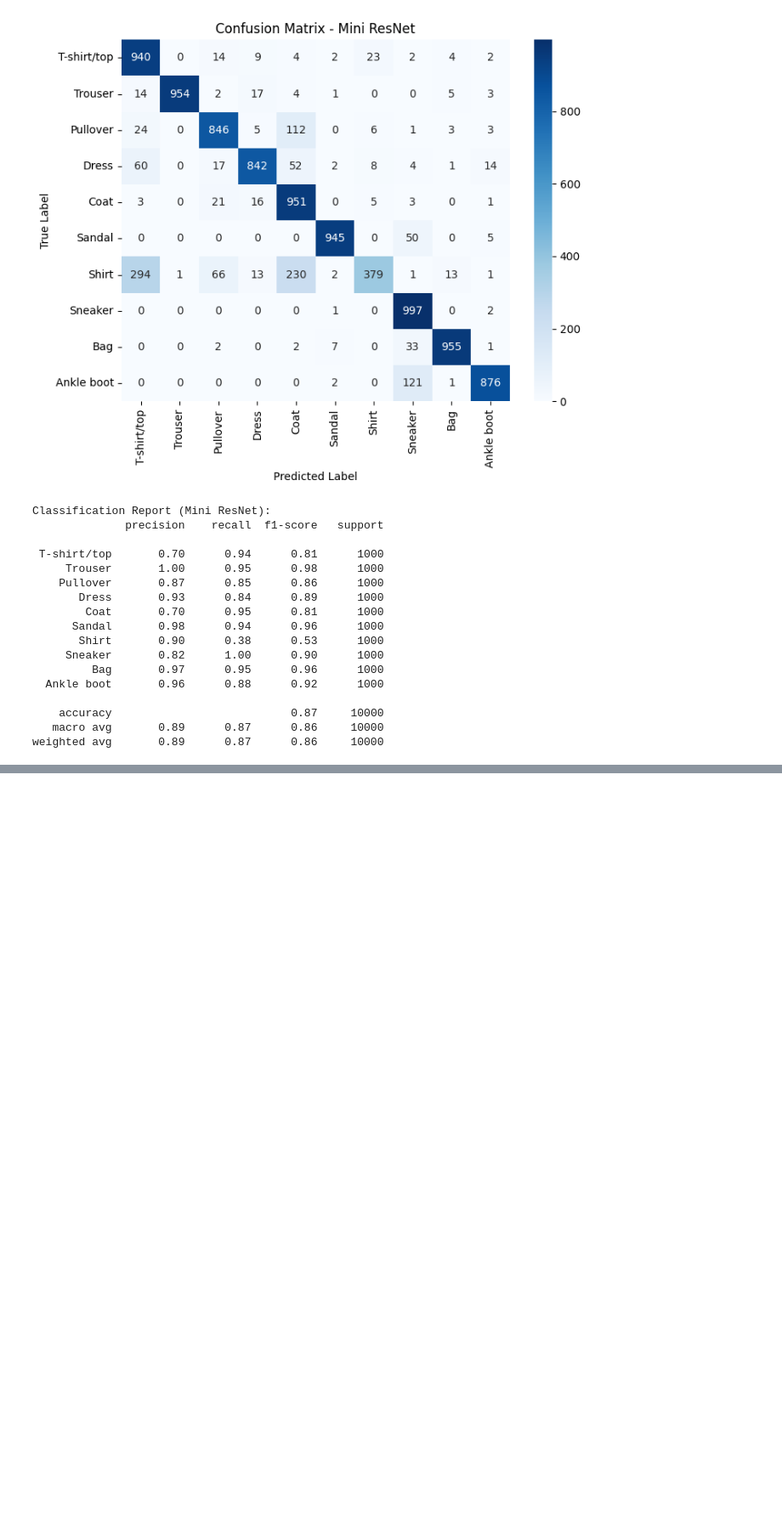
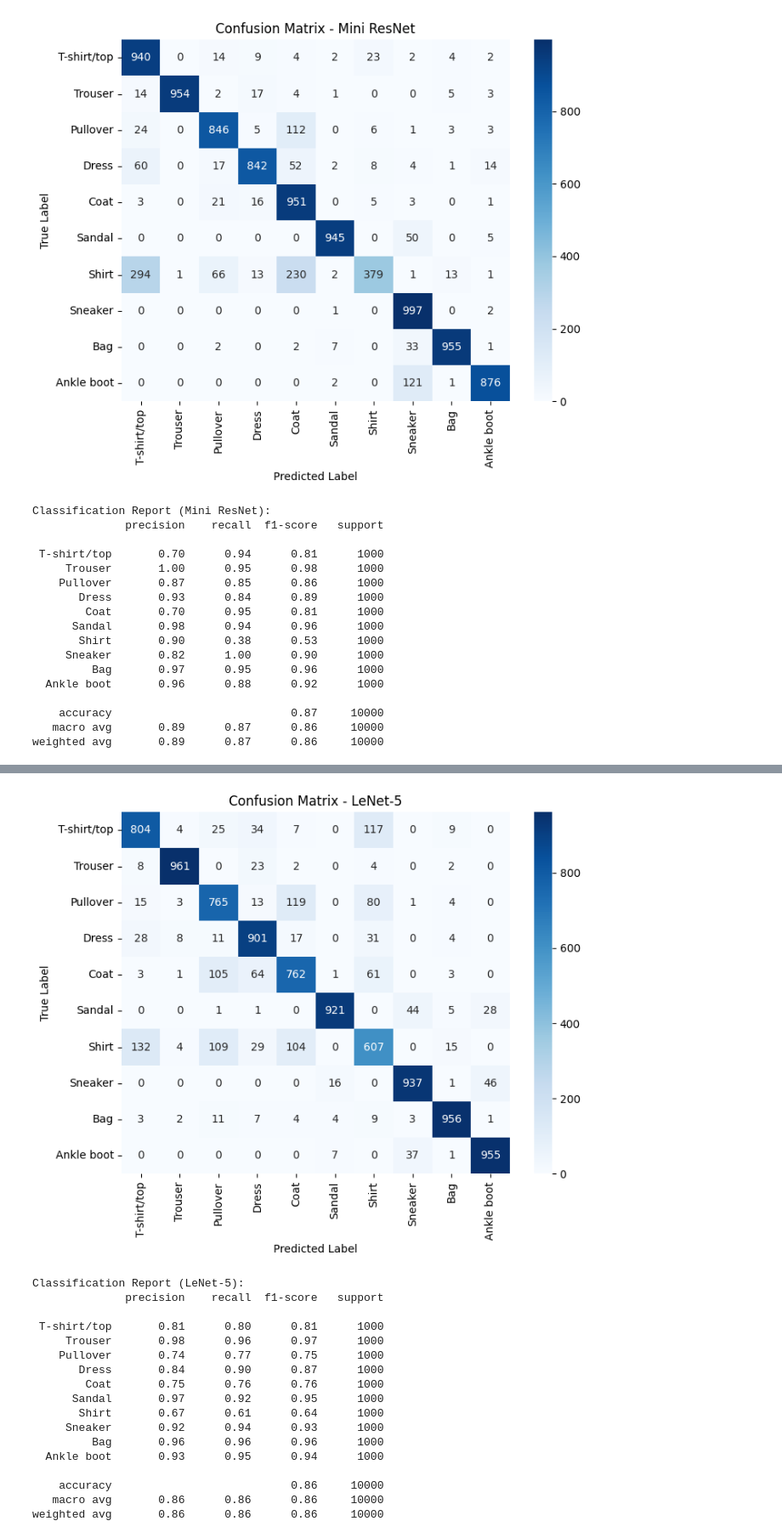
Before and after one commit to gonlyplease/deep-learning-image, a Jupyter notebook: notebooks/timexperimentation.ipynb, the cells around one changed output, grey strips where cells are left out. Shown at 85% size. Saved outputs shown, nothing was run; the diff lists cells and outputs as text; code cells hidden in the pictures; blank space fills up the shorter version.

```diff
--- a/notebooks/timexperimentation.ipynb
+++ b/notebooks/timexperimentation.ipynb
@@ -1100,0 +1139,3 @@ weighted avg       0.89      0.87      0.86     10000
+# %%
+model_lenet = build_lenet(input_shape=(28, 28, 1))
+model_lenet.summary()
@@ -1100,0 +1164,11 @@ weighted avg       0.89      0.87      0.86     10000
+# %%
+start_train = time.time()
+history = model_lenet.fit(
+    X_train, y_train,
+    epochs=5,
+    batch_size=64,
+    validation_split=0.1,
+    verbose=1
+)
+train_time = time.time() - start_train
+print(f"\nTraining time: {train_time:.2f} seconds")
@@ -1100,0 +1199,3 @@ weighted avg       0.89      0.87      0.86     10000
+# %%
+y_pred_probs = model_lenet.predict(X_test)
+y_pred = np.argmax(y_pred_probs, axis=1)
@@ -1100,0 +1204,24 @@ weighted avg       0.89      0.87      0.86     10000
+# %%
+plot_confusion_matrix(y_test, y_pred, fashion_labels, title="Confusion Matrix - LeNet-5")
+
+print("Classification Report (LeNet-5):")
+print(classification_report(y_test, y_pred, target_names=fashion_labels))
+# %% [output]
+[figure, added]
+Classification Report (LeNet-5):
+              precision    recall  f1-score   support
+
+ T-shirt/top       0.81      0.80      0.81      1000
+     Trouser       0.98      0.96      0.97      1000
+    Pullover       0.74      0.77      0.75      1000
+       Dress       0.84      0.90      0.87      1000
+        Coat       0.75      0.76      0.76      1000
+      Sandal       0.97      0.92      0.95      1000
+       Shirt       0.67      0.61      0.64      1000
+     Sneaker       0.92      0.94      0.93      1000
+         Bag       0.96      0.96      0.96      1000
+  Ankle boot       0.93      0.95      0.94      1000
+
+    accuracy                           0.86     10000
+   macro avg       0.86      0.86      0.86     10000
+weighted avg       0.86      0.86      0.86     10000
```
Also changed, not shown: parts of 9 cells of this notebook.
